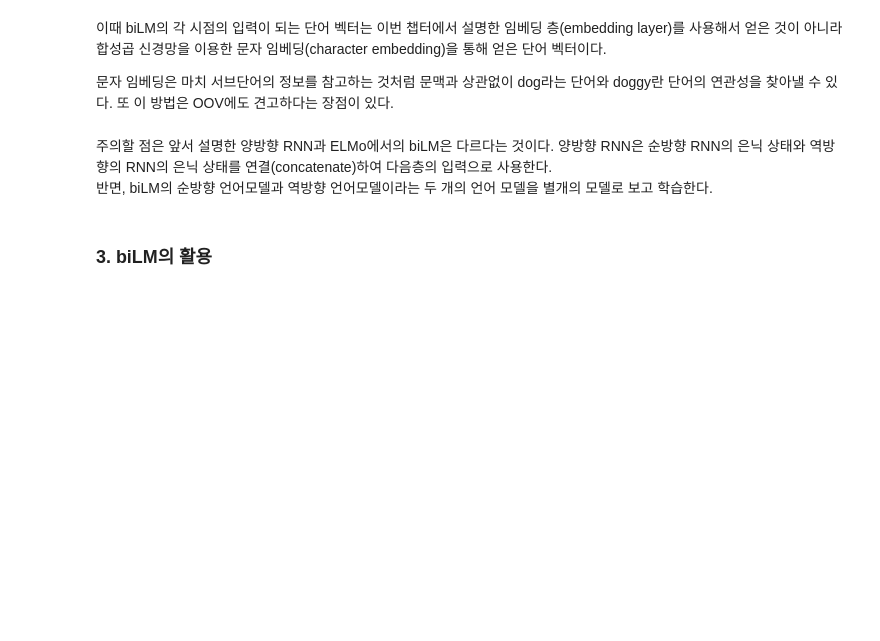
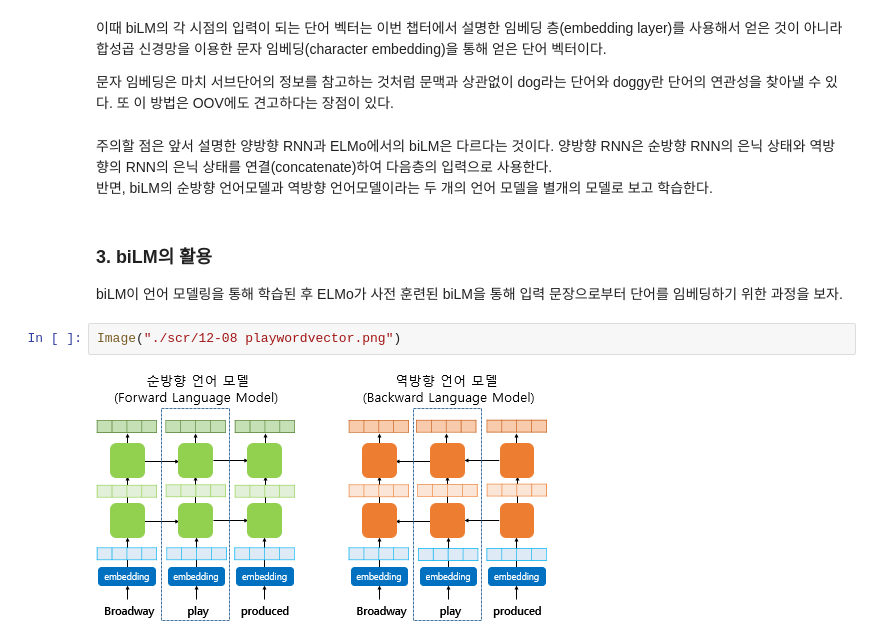
Before and after one commit to tryfasting/deeplearning-pytorch-textbook, a Jupyter notebook: 12-08 엘모(Embeddings from Language Model).ipynb, the cells around one changed output. Drawn from its saved outputs; the diff is of its cells as text; blank space fills up the shorter version.

```diff
--- a/12-08 엘모(Embeddings from Language Model).ipynb
+++ b/12-08 엘모(Embeddings from Language Model).ipynb
@@ -33,5 +33,11 @@ Image("./scr/12-08 forwardbackwordlm2.png")
 # %% [markdown]
 주의할 점은 앞서 설명한 양방향 RNN과 ELMo에서의 biLM은 다르다는 것이다. 양방향 RNN은 순방향 RNN의 은닉 상태와 역방향의 RNN의 은닉 상태를 연결(concatenate)하여 다음층의 입력으로 사용한다.
 반면, biLM의 순방향 언어모델과 역방향 언어모델이라는 두 개의 언어 모델을 별개의 모델로 보고 학습한다.
-# %% [markdown]
-### 3. biLM의 활용
+# %% [markdown]
+### 3. biLM의 활용
+
+biLM이 언어 모델링을 통해 학습된 후 ELMo가 사전 훈련된 biLM을 통해 입력 문장으로부터 단어를 임베딩하기 위한 과정을 보자.
+# %%
+Image("./scr/12-08 playwordvector.png")
+# %% [output]
+[figure, added]
```
Also changed, not shown: parts of 6 cells of this notebook, 2 other files.
